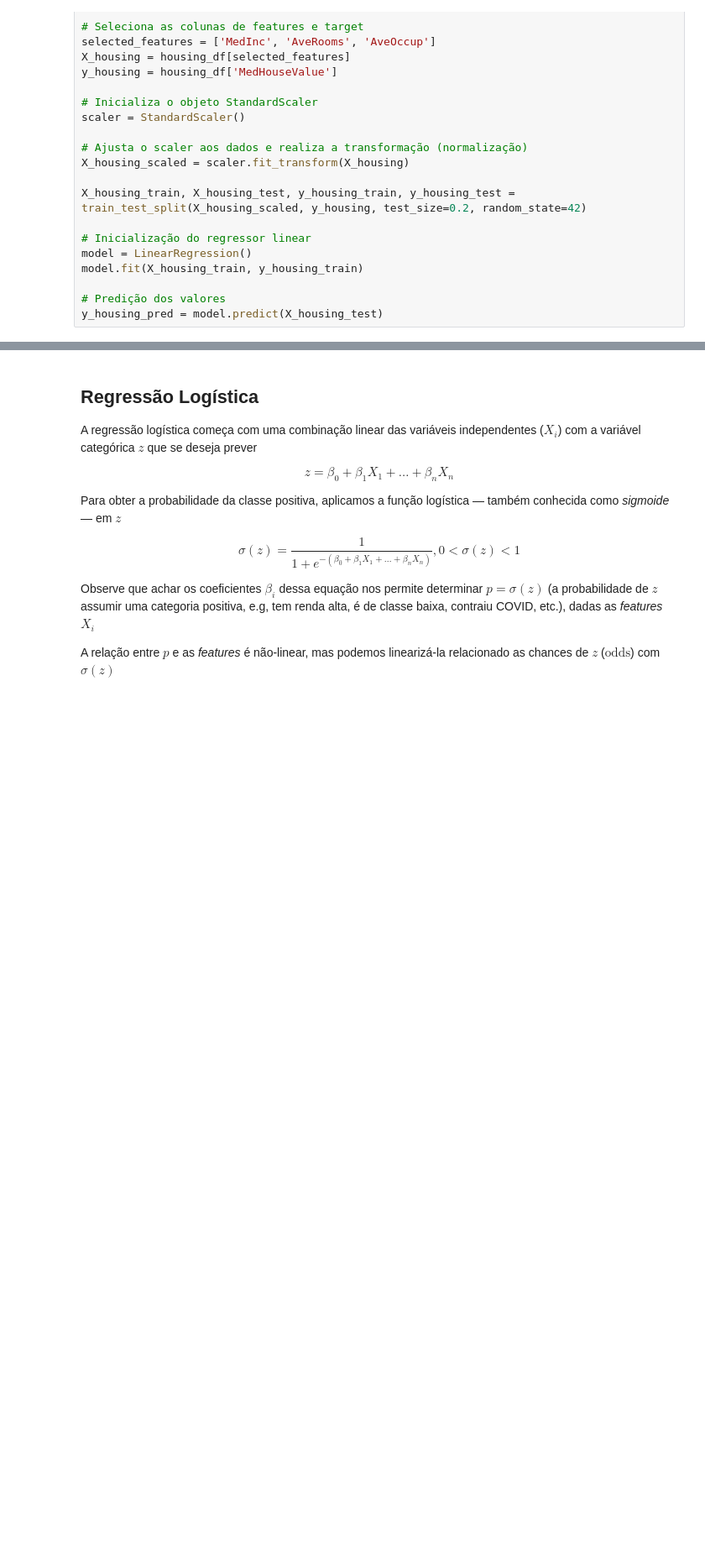
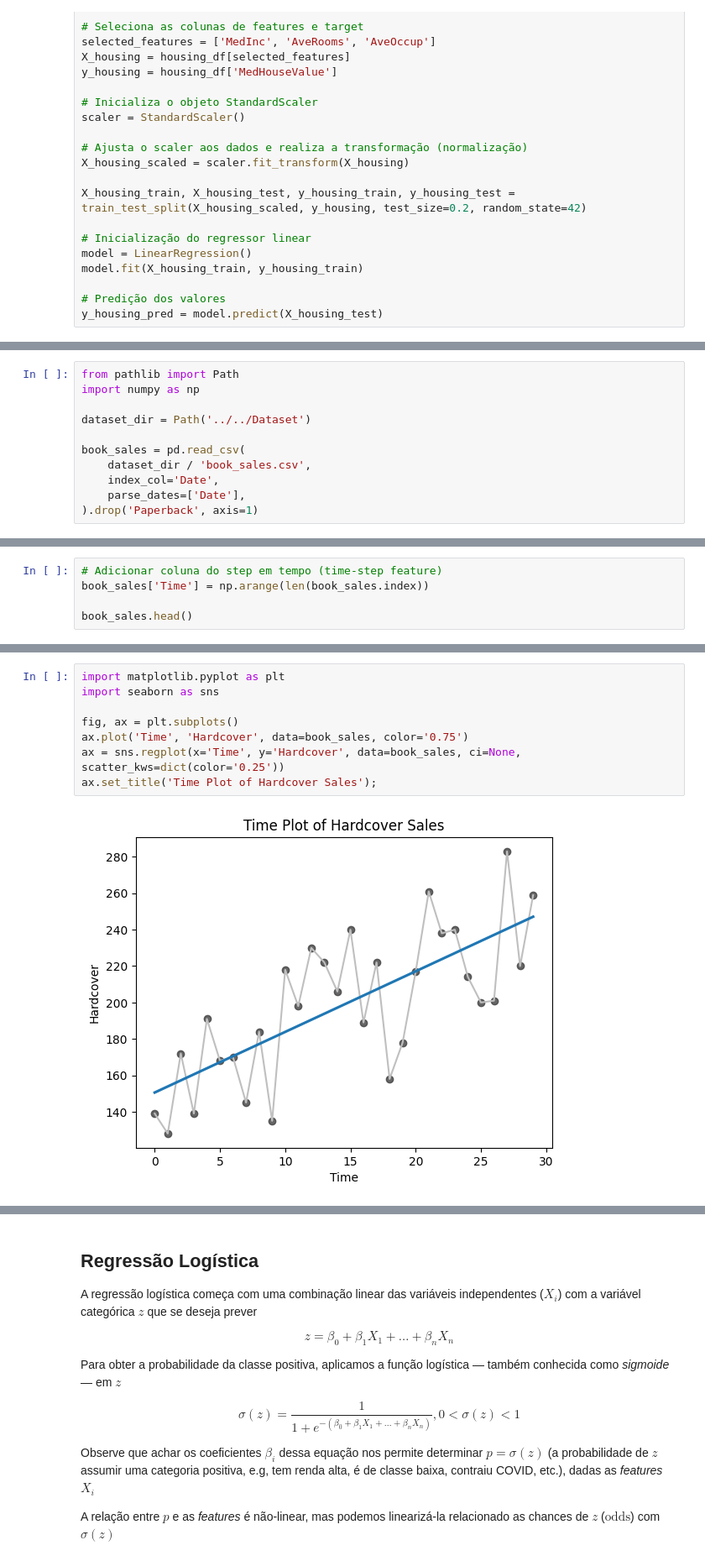
Before and after one commit to raphaelramosds/dca3501, a Jupyter notebook: Aulas/Aula15/notebook_complemento.ipynb, the cells around one changed output, grey strips where cells are left out. Shown at 84% size. Drawn from its saved outputs; the diff is of its cells as text; blank space fills up the shorter version.

Commit message:
feat(notebook_complemento.ipynb): time series

```diff
--- a/Aulas/Aula15/notebook_complemento.ipynb
+++ b/Aulas/Aula15/notebook_complemento.ipynb
@@ -159,0 +164,11 @@ y_housing_pred = model.predict(X_housing_test)
+# %%
+from pathlib import Path
+import numpy as np
+
+dataset_dir = Path('../../Dataset')
+
+book_sales = pd.read_csv(
+    dataset_dir / 'book_sales.csv',
+    index_col='Date',
+    parse_dates=['Date'],
+).drop('Paperback', axis=1)
@@ -159,0 +185,5 @@ y_housing_pred = model.predict(X_housing_test)
+# %%
+# Adicionar coluna do step em tempo (time-step feature)
+book_sales['Time'] = np.arange(len(book_sales.index))
+
+book_sales.head()
@@ -159,0 +198,10 @@ y_housing_pred = model.predict(X_housing_test)
+# %%
+import matplotlib.pyplot as plt
+import seaborn as sns
+
+fig, ax = plt.subplots()
+ax.plot('Time', 'Hardcover', data=book_sales, color='0.75')
+ax = sns.regplot(x='Time', y='Hardcover', data=book_sales, ci=None, scatter_kws=dict(color='0.25'))
+ax.set_title('Time Plot of Hardcover Sales');
+# %% [output]
+[figure, added]
```
Also changed, not shown: parts of 9 cells of this notebook, 1 other file.
